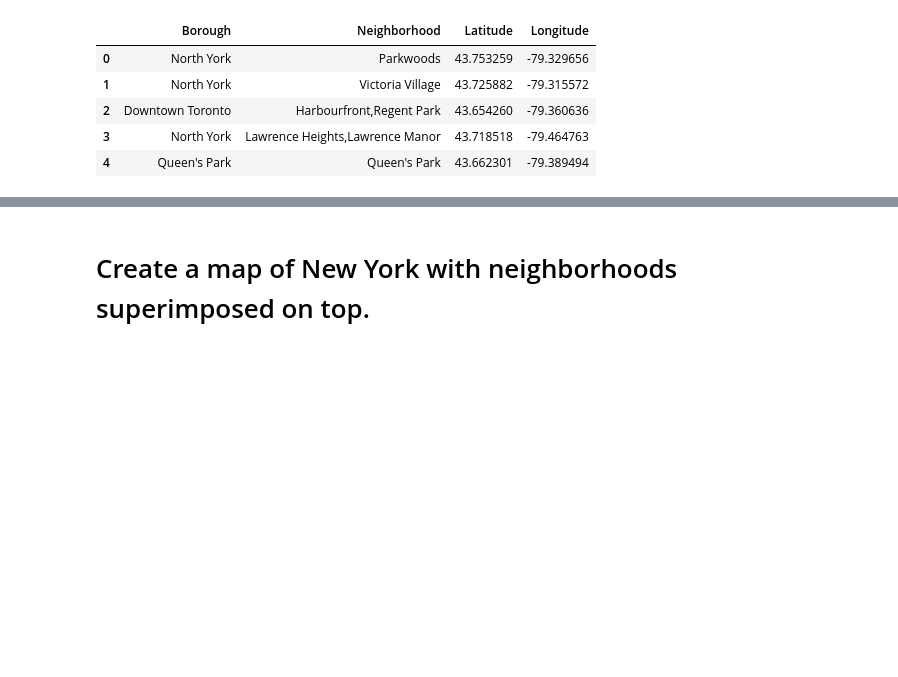
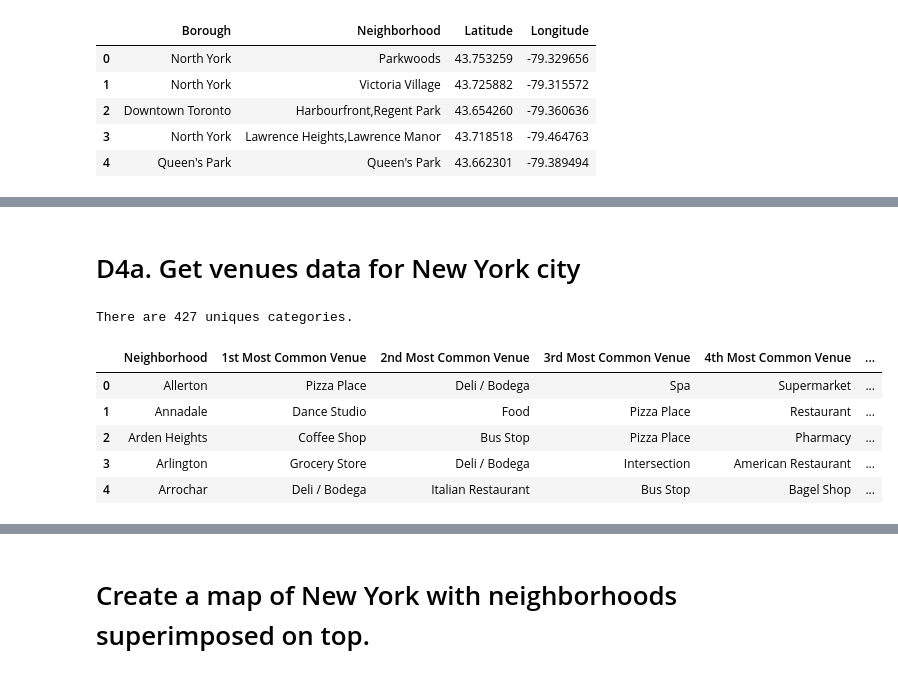
Before and after one commit to KumarHE/capstone-github-example, a Jupyter notebook: BON.ipynb, the cells around one changed output, grey strips where cells are left out. Cells and saved outputs as stored; diff of their text form; code cells hidden in the pictures; blank space fills up the shorter version.

Commit message:
Battle of neighborhood
Fixed errors

```diff
--- a/BON.ipynb
+++ b/BON.ipynb
@@ -183,9 +185,9 @@ coordDf.rename(columns={"Postal Code": "PostalCode"}, inplace=True) ##
 #coordDf.head()
 
 # Merge the two dataframes
-mg = pd.merge(tto, coordDf, on='PostalCode' )
-mg.drop(['PostalCode'], axis=1,inplace=True)
-mg.head()
+t_neighborhoods = pd.merge(tto, coordDf, on='PostalCode' )
+t_neighborhoods.drop(['PostalCode'], axis=1,inplace=True)
+t_neighborhoods.head()
 # %% [output]
 |  | Borough | Neighborhood | Latitude | Longitude |
 | 0 | North York | Parkwoods | 43.753259 | -79.329656 |
@@ -202,0 +223,19 @@ e.> Monument / Landmark
+# %%
+# create map of Toronto using latitude and longitude values
+map_toronto = folium.Map(location=[t_latitude, t_longitude], zoom_start=10)
+
+# add markers to map
+for lat, lng, borough, neighborhood in zip(t_neighborhoods['Latitude'], t_neighborhoods['Longitude'], t_neighborhoods['Borough'], t_neighborhoods['Neighborhood']):
+    label = '{}, {}'.format(neighborhood, borough)
+    label = folium.Popup(label, parse_html=True)
+    folium.CircleMarker(
+        [lat, lng],
+        radius=5,
+        popup=label,
+        color='blue',
+        fill=True,
+        fill_color='#3186cc',
+        fill_opacity=0.7,
+        parse_html=False).add_to(map_toronto)
+
+map_toronto
@@ -202,0 +251,8 @@ e.> Monument / Landmark
+# %%
+CLIENT_ID = 'XGMCX5BO5EASJ1YG2ZYTMQJKLJJCK0HKLA1TNGVPYBWUHP2R' # your Foursquare ID
+CLIENT_SECRET = 'QCMB52KBXKPAQUAOPJP44M4H1LQUSPMAZVJCFRHYF1JHH4WL'  # your Foursquare Secret
+VERSION = '20180605' # Foursquare API version
+
+#print('Your credentails:')
+#print('CLIENT_ID: ' + CLIENT_ID)
+#print('CLIENT_SECRET:' + CLIENT_SECRET)
@@ -202,0 +402,14 @@ e.> Monument / Landmark
+# %% [markdown]
+# D4a. Get venues data for New York city
+# %%
+ny_grouped = get_city_venues('ny_raw_foursquareData.csv', ny_neighborhoods['Neighborhood'], ny_neighborhoods['Latitude'], ny_neighborhoods['Longitude'])
+ny_neighborhoods_venues_sorted = get_nHood_Venue_Sorted(ny_grouped)
+ny_neighborhoods_venues_sorted.head()
+# %% [output]
+There are 427 uniques categories.
+|  | Neighborhood | 1st Most Common Venue | 2nd Most Common Venue | 3rd Most Common Venue | 4th Most Common Venue | ... |
+| 0 | Allerton | Pizza Place | Deli / Bodega | Spa | Supermarket | ... |
+| 1 | Annadale | Dance Studio | Food | Pizza Place | Restaurant | ... |
+| 2 | Arden Heights | Coffee Shop | Bus Stop | Pizza Place | Pharmacy | ... |
+| 3 | Arlington | Grocery Store | Deli / Bodega | Intersection | American Restaurant | ... |
+| 4 | Arrochar | Deli / Bodega | Italian Restaurant | Bus Stop | Bagel Shop | ... |
```
Also changed, not shown: parts of 37 cells of this notebook.
